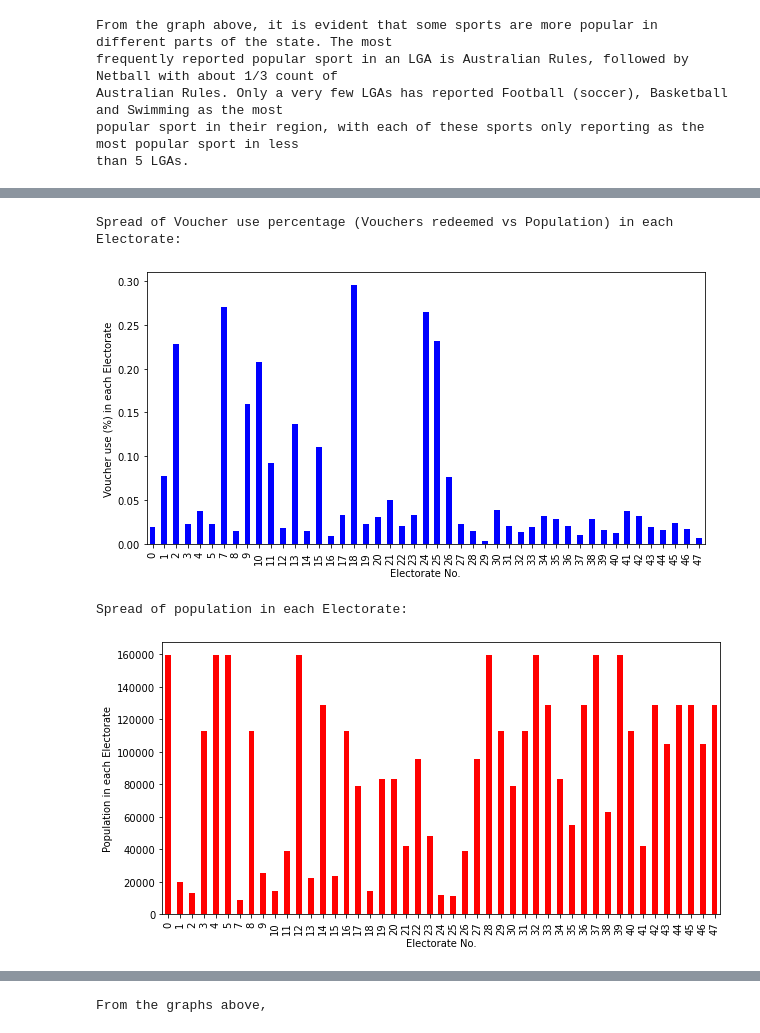
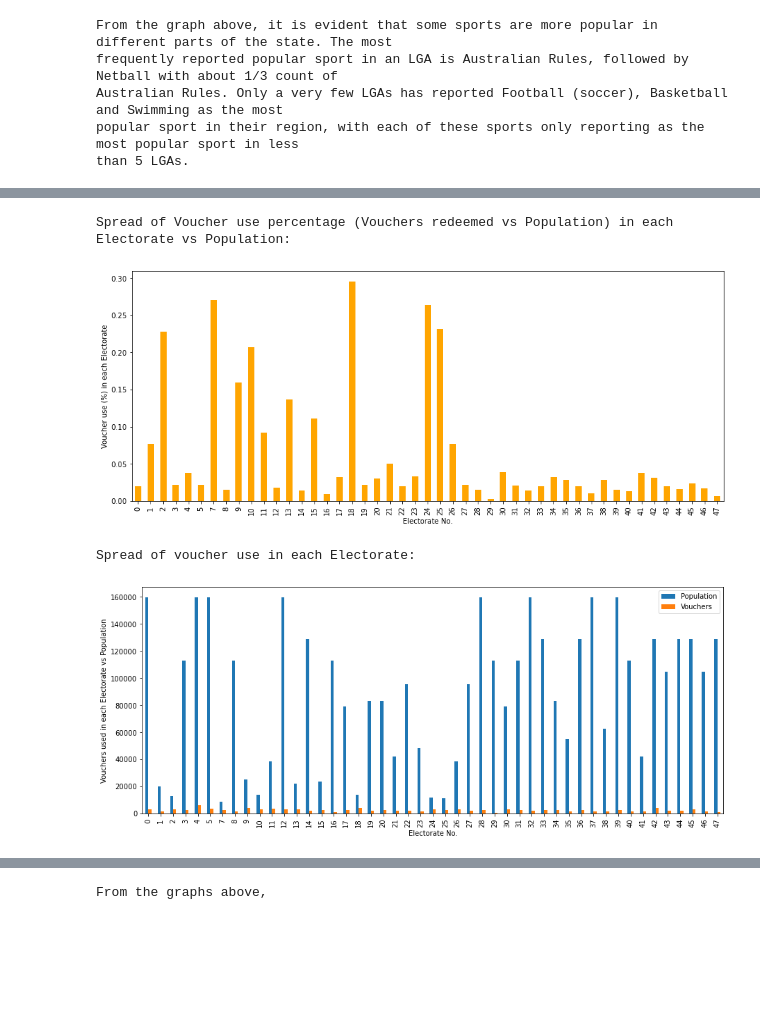
Before and after one commit to MQCOMP2200-S2-2021/data-science-portfolio-JoeB-cybersecurity, a Jupyter notebook: Portfolio 2.ipynb, the cells around one changed output, grey strips where cells are left out. Saved outputs shown, nothing was run; the diff lists cells and outputs as text; code cells hidden in the pictures; blank space fills up the shorter version.

```diff
--- a/Portfolio 2.ipynb
+++ b/Portfolio 2.ipynb
@@ -222,16 +221,15 @@ Voucher_Use_Percent = [0] * len(sa_vouchers_scores.Participant_Electorate.unique
 def represent(Electorate,i):
     while i < len(Electorate):
         Elec[i] = Electorate[i]
-        Population[i] = sa_vouchers_scores[sa_vouchers_scores.Participant_Electorate == Electorate[i]].Population.max() #WRONG
+        Population[i] = sa_vouchers_scores[sa_vouchers_scores.Participant_Electorate == Electorate[i]].Population.max()
         Amount_vo[i] = sa_vouchers_scores[sa_vouchers_scores.Participant_Electorate == Electorate[i]].value_counts().sum()
         Voucher_Use_Percent[i] = Amount_vo[i]/Population[i]
         i = i + 1
 
 represent(sa_vouchers_scores.Participant_Electorate.unique(),0)
-combine1 = [Elec,Population,Amount_vo,Voucher_Use_Percent]
+combine1 = {'Electorate':Elec,'Population':Population, 'Vouchers':Amount_vo, 'Vouchers Percentage':Voucher_Use_Percent}
+
 df1 = pd.DataFrame(data=combine1)
-df1 = df1.dropna(axis='columns') #drop nan values/no electorate
-print("Representation of voucher use in Electorates:")
-pd.set_option('display.max_columns', None)
-df1
+df1 = df1.dropna(axis='rows') #drop nan values/no electorate
+df1.head()
 # %% [output]
@@ -244,18 +242,16 @@ Representation of voucher use in Electorates:
 # %%
-plt.figure(figsize=(10,5))
-df1.iloc[3].plot(kind="bar",color='blue')
+df1["Vouchers Percentage"].plot(kind="bar",color="orange",figsize=(15,6))
 plt.ylabel('Voucher use (%) in each Electorate')
 plt.xlabel('Electorate No.')
-print("Spread of Voucher use percentage (Vouchers redeemed vs Population) in each Electorate:")
+print("Spread of Voucher use percentage (Vouchers redeemed vs Population) in each Electorate vs Population:")
 # %% [output]
-Spread of Voucher use percentage (Vouchers redeemed vs Population) in each Electorate:
+Spread of Voucher use percentage (Vouchers redeemed vs Population) in each Electorate vs Population:
-[figure, old version]
+[figure, new version]
 # %%
-plt.figure(figsize=(10,5))
-df1.iloc[1].plot(kind="bar",color='red')
-plt.ylabel('Population in each Electorate')
+df1[["Population","Vouchers"]].plot(kind="bar",figsize=(15,6))
+plt.ylabel('Vouchers used in each Electorate vs Population')
 plt.xlabel('Electorate No.')
-print("Spread of population in each Electorate:")
+print("Spread of voucher use in each Electorate:")
 # %% [output]
-Spread of population in each Electorate:
+Spread of voucher use in each Electorate:
-[figure, old version]
+[figure, new version]
```
Also changed, not shown: parts of 9 cells of this notebook.
